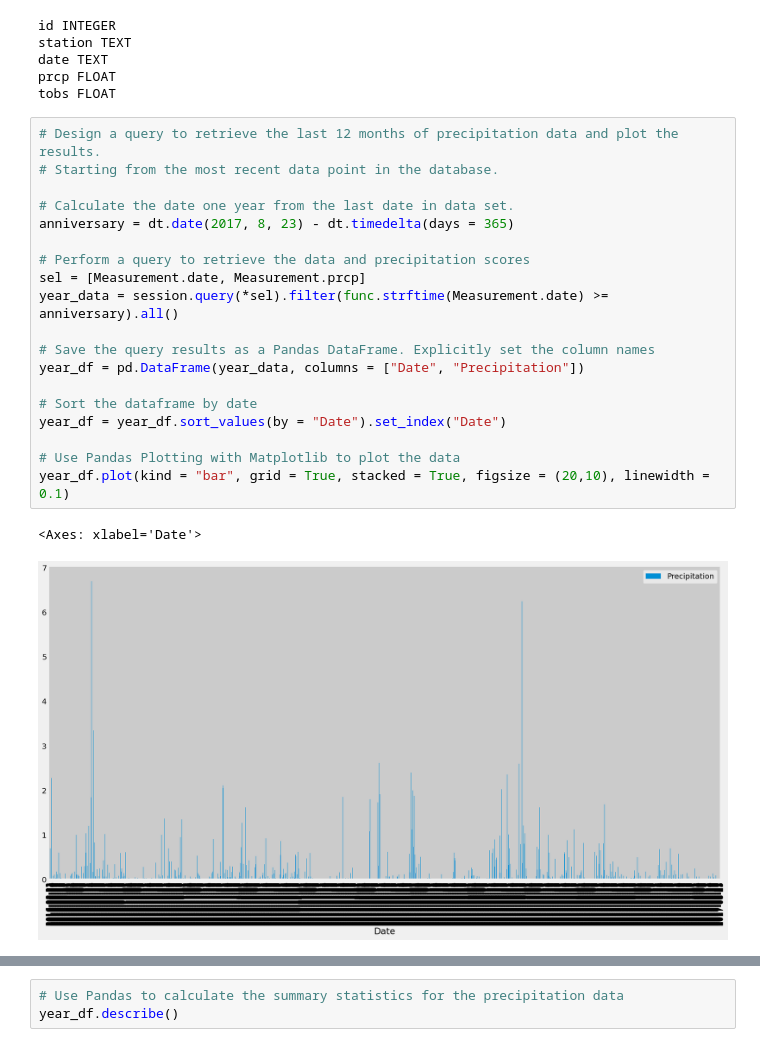
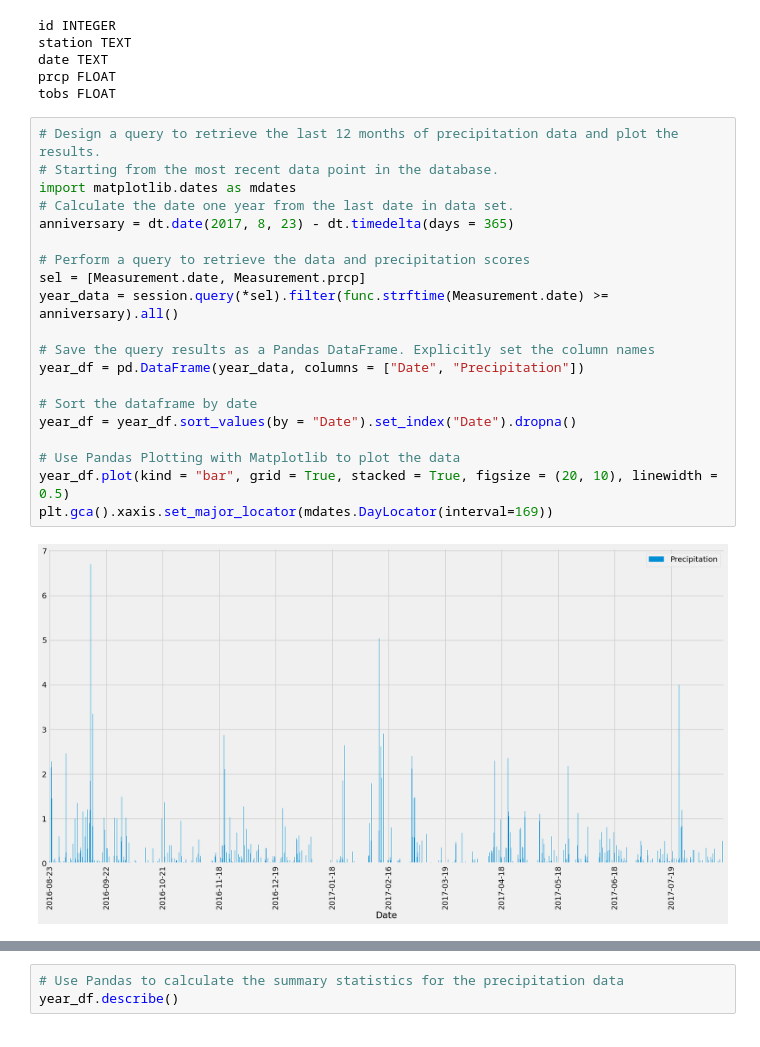
Before and after one commit to downleft/sqlalchemy-challenge, a Jupyter notebook: SurfsUp/climate_starter.ipynb, the cells around one changed output, grey strips where cells are left out. Saved outputs shown, nothing was run; the diff lists cells and outputs as text.

Commit message:
Graph dates labeled

```diff
--- a/SurfsUp/climate_starter.ipynb
+++ b/SurfsUp/climate_starter.ipynb
@@ -71,22 +71,22 @@ tobs FLOAT
 # %%
 # Design a query to retrieve the last 12 months of precipitation data and plot the results.
 # Starting from the most recent data point in the database.
-
+import matplotlib.dates as mdates
 # Calculate the date one year from the last date in data set.
 anniversary = dt.date(2017, 8, 23) - dt.timedelta(days = 365)
 
 # Perform a query to retrieve the data and precipitation scores
 sel = [Measurement.date, Measurement.prcp]
 year_data = session.query(*sel).filter(func.strftime(Measurement.date) >= anniversary).all()
 
 # Save the query results as a Pandas DataFrame. Explicitly set the column names
 year_df = pd.DataFrame(year_data, columns = ["Date", "Precipitation"])
 
 # Sort the dataframe by date
-year_df = year_df.sort_values(by = "Date").set_index("Date")
+year_df = year_df.sort_values(by = "Date").set_index("Date").dropna()
 
 # Use Pandas Plotting with Matplotlib to plot the data
-year_df.plot(kind = "bar", grid = True, stacked = True, figsize = (20,10), linewidth = 0.1)
+year_df.plot(kind = "bar", grid = True, stacked = True, figsize = (20, 10), linewidth = 0.5)
+plt.gca().xaxis.set_major_locator(mdates.DayLocator(interval=169))
 # %% [output]
-<Axes: xlabel='Date'>
-[figure, old version]
+[figure, new version]
```
Also changed, not shown: parts of 5 cells of this notebook, 1 other file.
